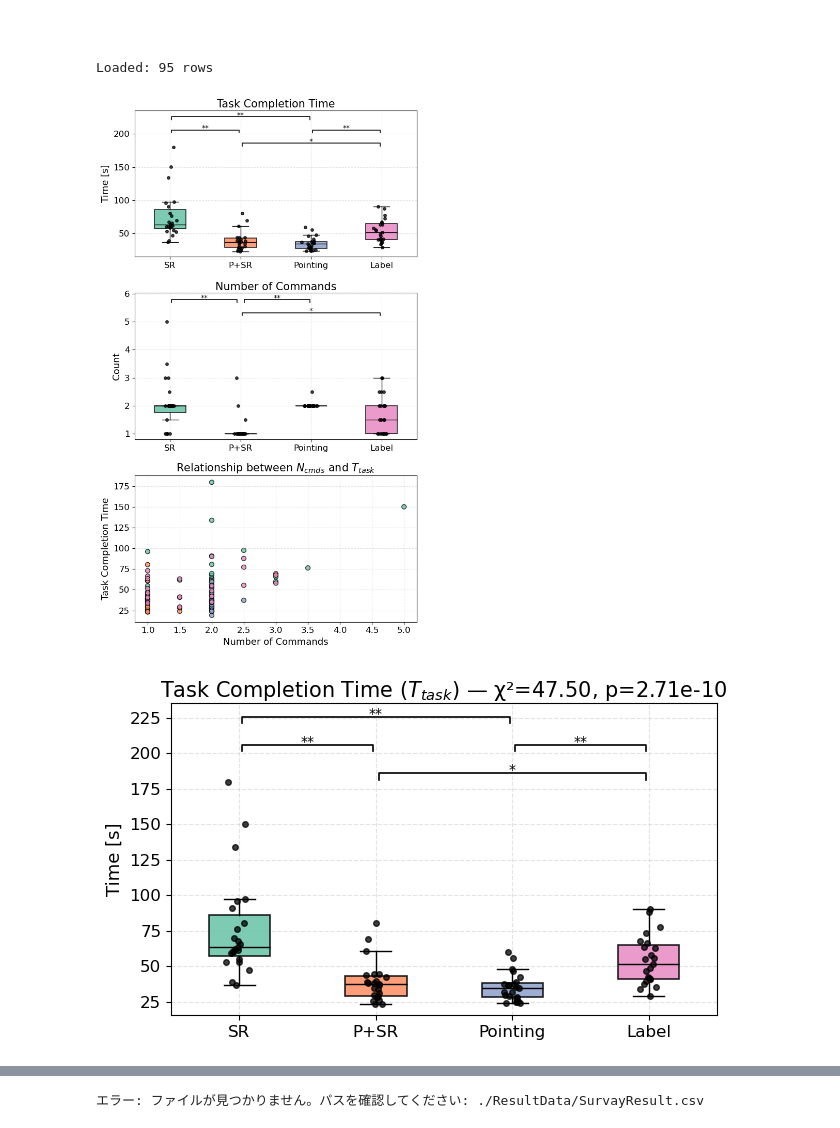
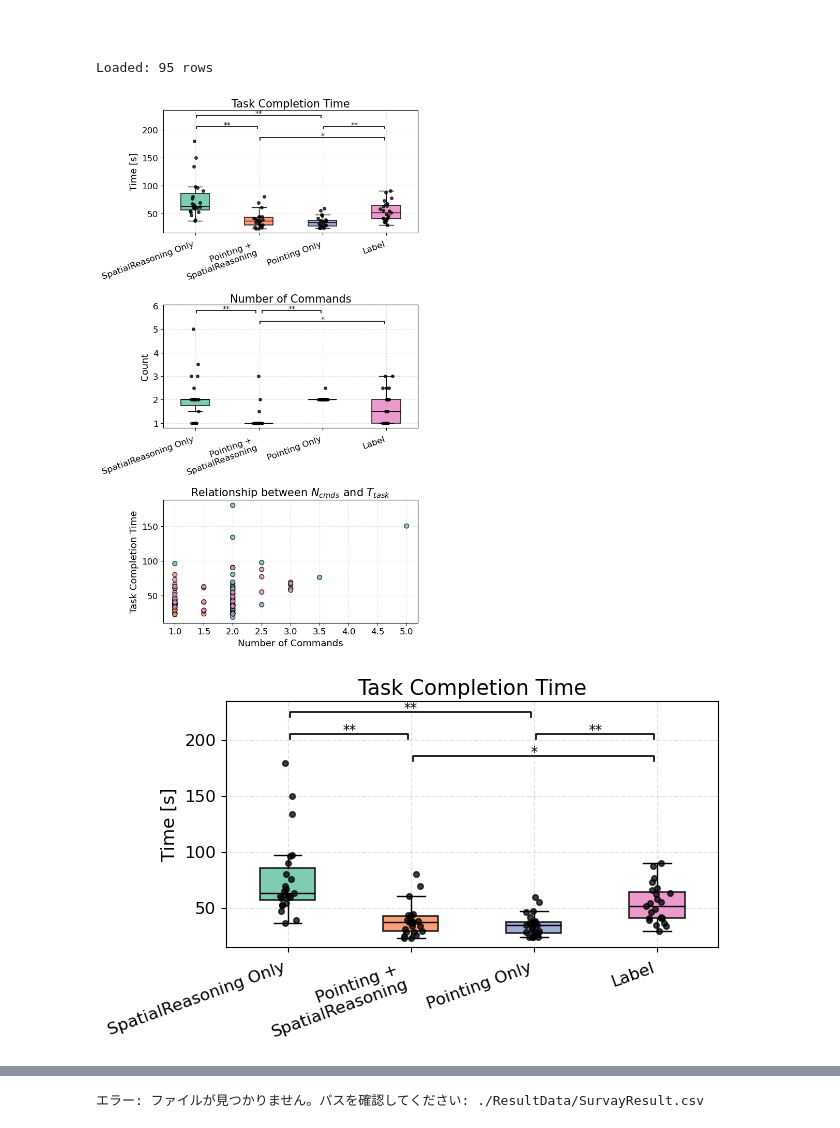
Before and after one commit to TenmaUchiyama/InteractiveSmartHome, a Jupyter notebook: Experiment/NumericalAnalyzsis/Untitled.ipynb, the cells around one changed output, grey strips where cells are left out. Drawn from its saved outputs; the diff is of its cells as text; code cells hidden in the pictures.

```diff
--- a/Experiment/NumericalAnalyzsis/Untitled.ipynb
+++ b/Experiment/NumericalAnalyzsis/Untitled.ipynb
@@ -423,7 +423,7 @@ SyntaxError: incomplete input (3477860531.py, line 1)
 # %% [markdown]
 ####
 # %%
-# --- Numerical Analysis プロット（完成版：全ブラケット一律オフセット + 星クリアランス） ---
+# --- Numerical Analysis プロット（完成版：全ブラケット一律オフセット + 星クリアランス + 表示ラベル20°） ---
 import pandas as pd
 import numpy as np
 import matplotlib.pyplot as plt
@@ -436,6 +436,20 @@ CSV_PATH   = "./imwut_results/participant_condition_summary.csv"
 COND_ORDER = ["SR", "P+SR", "Pointing", "Label"]
 BG_COLOR   = "white"
 PALETTE    = [cm.get_cmap("Set2")(i) for i in range(len(COND_ORDER))]
+
+# 表示用ラベル（略さず、括弧で略号）
+DISPLAY_LABELS = {
+    "SR":       "SpatialReasoning Only",
+    "P+SR":     "Pointing + \nSpatialReasoning",
+    "Pointing": "Pointing Only",
+    "Label":    "Label",
+}
+
+def pretty_xlabels(ax, cond_order, rotation=20, ha="right", pad=6):
+    """x軸の目盛り位置と表示ラベルを統一適用（20°回転）"""
+    ax.set_xticks(range(1, len(cond_order) + 1))
+    ax.set_xticklabels([DISPLAY_LABELS[c] for c in cond_order], rotation=rotation, ha=ha)
+    ax.tick_params(axis="x", pad=pad)
 
 plt.rcParams.update({
     "figure.facecolor": BG_COLOR,
@@ -471,14 +485,10 @@ def add_sig_brackets(
     pairs_by_alpha,
     id_to_pos=None,
     star_map=None,                 # {"0.01":"**","0.05":"*"}
-    top_pad_ratio=0.06,            # 図上端→最初のブラケットまで（比率）
-    step_ratio=0.06,               # 段間（比率）
-    tick_height_ratio=0.02,        # 縦棒高さ（比率）
-
-    # ★ 星(＊)をブラケット上からどれだけ離すか（比率）
-    #   正にすると星が上へ、負にすると線に近づく/重なる
+    top_pad_ratio=0.06,
+    step_ratio=0.06,
+    tick_height_ratio=0.02,
     text_offset_ratio=0.012,
-
     lw=1.2,
     star_fontsize=10,
     title_pad=4,
@@ -487,9 +497,6 @@ def add_sig_brackets(
     pack_by="length",
     touch_gap=0.06,
     inner_pad=0.02,
-
-    # ★ 追加：全部のブラケットを“一律で”上に持ち上げる量（比率）
-    #   例: 0.015 → y軸レンジの1.5%だけ全ブラケットを上へ
     bracket_raise_ratio=0.015,
 ):
     from collections import defaultdict
@@ -497,7 +504,6 @@ def add_sig_brackets(
     if star_map is None:
         star_map = {"0.01": "**", "0.05": "*"}
 
-    # x位置解決
     if id_to_pos is None:
         all_ids = []
         for v in pairs_by_alpha.values():
@@ -505,7 +511,6 @@ def add_sig_brackets(
         n = max(all_ids) if all_ids else 0
         id_to_pos = {i: i for i in range(1, n + 1)}
 
-    # ペア正規化
     all_pairs = []
     for akey, vec in pairs_by_alpha.items():
         for (a, b) in vec:
@@ -517,7 +522,6 @@ def add_sig_brackets(
         ax.set_title(ax.get_title(), pad=title_pad)
         return
 
-    # レベル割当（重なり回避）
     alpha_rank = {k: i for i, k in enumerate(alpha_priority)}
     def alpha_key_order(k): return alpha_rank.get(k, len(alpha_priority))
 
@@ -544,7 +548,6 @@ def add_sig_brackets(
 
     n_levels = (max(lv for *_, lv in assigned) + 1) if assigned else 0
 
-    # ylim拡張：星・段・一律持ち上げ分を考慮
     ymin, ymax = ax.get_ylim()
     yr = ymax - ymin
     needed_extra = yr * (
@@ -557,7 +560,6 @@ def add_sig_brackets(
     )
     ax.set_ylim(ymin, ymax + needed_extra)
 
-    # y基準再計算
     ymin, ymax = ax.get_ylim()
     yr = ymax - ymin
     base_y  = ymax - yr * (
@@ -566,9 +568,9 @@ def add_sig_brackets(
     )
     tick_h   = yr * tick_height_ratio
     text_dy  = yr * text_offset_ratio
-    raise_dy = yr * bracket_raise_ratio   # ← 全ブラケット一律の持ち上げ量
+    raise_dy = yr * bracket_raise_ratio
 
-    # 同レベル内の接触微調整（横）
+    from collections import defaultdict
     by_level = defaultdict(list)
     for idx, item in enumerate(assigned):
         by_level[item[4]].append(idx)
@@ -584,7 +586,6 @@ def add_sig_brackets(
                 right_pad[i_prev] += touch_gap/2.0
                 left_pad[i_next]  += touch_gap/2.0
 
-    # 描画（下段→上段、左→右）
     draw_list = sorted(
         [(i, *assigned[i]) for i in range(len(assigned))],
         key=lambda t: (t[5], t[3], t[4]-t[3])
@@ -597,7 +598,6 @@ def add_sig_brackets(
             mid = (x1 + x2) / 2.0
             xp1, xp2 = mid - 0.01, mid + 0.01
 
-        # ★ 全ブラケット一律に上げる（raise_dy）
         y = base_y + lv * step_ratio * yr + raise_dy
 
         ax.plot([xp1, xp1, xp2, xp2], [y, y+tick_h, y+tick_h, y],
@@ -631,15 +631,15 @@ for i, v in enumerate(vals, 1):
 axes[0].set_title(f"Task Completion Time")
 axes[0].set_ylabel("Time [s]")
 axes[0].grid(alpha=0.35, linestyle='--')
+pretty_xlabels(axes[0], COND_ORDER, rotation=20, ha="right", pad=6)
 
-# ★ ここで「全部のブラケットを一律で上げつつ、星を線から離す」
 add_sig_brackets(
     axes[0], pairs,
     top_pad_ratio=0.06,
     step_ratio=0.09,
     tick_height_ratio=0.02,
-    text_offset_ratio=-0.012,     # 星だけのクリアランス
-    bracket_raise_ratio=0.015,   # 全ブラケット一律の持ち上げ
+    text_offset_ratio=-0.012,
+    bracket_raise_ratio=0.015,
 )
 
 # -------- 2) N_cmds --------
@@ -660,8 +660,8 @@ for i, v in enumerate(vals, 1):
 axes[1].set_title(f"Number of Commands")
 axes[1].set_ylabel("Count")
 axes[1].grid(alpha=0.35, linestyle='--')
+pretty_xlabels(axes[1], COND_ORDER, rotation=20, ha="right", pad=6)
 
-# ★ N_cmds も同様に一律で上げる
 add_sig_brackets(
     axes[1], pairs,
     top_pad_ratio=0.06,
@@ -690,7 +690,6 @@ axes[2].grid(alpha=0.35, linestyle='--')
 plt.tight_layout()
 plt.show()
 
-
 # ===================== 各図を個別に保存 =====================
 output_dir = "./imwut_results"
 
@@ -709,9 +708,10 @@ for m in bp['medians']:  m.set_color("black")
 for i, v in enumerate(vals, 1):
     xs = np.random.normal(loc=i, scale=0.04, size=len(v))
     ax_T.plot(xs, v, 'o', color='black', alpha=0.75, ms=4)
-ax_T.set_title(f"Task Completion Time ($T_{{task}}$) — χ²={stat:.2f}, p={p:.3g}")
+ax_T.set_title(f"Task Completion Time")
 ax_T.set_ylabel("Time [s]")
 ax_T.grid(alpha=0.35, linestyle='--')
+pretty_xlabels(ax_T, COND_ORDER, rotation=20, ha="right", pad=6)
 add_sig_brackets(ax_T, pairs, top_pad_ratio=0.06, step_ratio=0.09,
                  tick_height_ratio=0.02, text_offset_ratio=-0.012,
                  bracket_raise_ratio=0.015)
@@ -731,33 +731,34 @@ for w in bp['whiskers']: w.set_color("black")
 for c in bp['caps']:     c.set_color("black")
 for m in bp['medians']:  m.set_color("black")
 for i, v in enumerate(vals, 1):
     xs = np.random.normal(loc=i, scale=0.04, size=len(v))
     ax_N.plot(xs, v, 'o', color='black', alpha=0.75, ms=4)
-ax_N.set_title(f"Number of Commands ($N_{{cmds}}$) — χ²={stat:.2f}, p={p:.3g}")
+ax_N.set_title(f"Number of Commands")
 ax_N.set_ylabel("Count")
 ax_N.grid(alpha=0.35, linestyle='--')
+pretty_xlabels(ax_N, COND_ORDER, rotation=20, ha="right", pad=6)
 add_sig_brackets(ax_N, pairs, top_pad_ratio=0.06, step_ratio=0.09,
                  tick_height_ratio=0.02, text_offset_ratio=-0.012,
                  bracket_raise_ratio=0.015)
 fig_N.tight_layout()
 fig_N.savefig(f"{output_dir}/N_cmds.png", dpi=300, bbox_inches="tight")
 
 # 3) Scatter Plot
 fig_S, ax_S = plt.subplots(figsize=(6.5, 4))
 pivot_T = df.pivot(index="participant", columns="condition", values="T_task_sec").reindex(columns=COND_ORDER)
 pivot_N = df.pivot(index="participant", columns="condition", values="N_cmds").reindex(columns=COND_ORDER)
 x, y, c = [], [], []
 for i, cond in enumerate(COND_ORDER):
     merged = pd.concat([pivot_T[cond].rename("T"), pivot_N[cond].rename("N")], axis=1).dropna()
     x.extend(merged["N"]); y.extend(merged["T"]); c.extend([PALETTE[i]] * len(merged))
 ax_S.scatter(x, y, color=c, edgecolor="black", alpha=0.8, s=40)
 ax_S.set_xlabel("Number of Commands")
 ax_S.set_ylabel("Task Completion Time")
 ax_S.set_title("Relationship between $N_{cmds}$ and $T_{task}$")
 ax_S.grid(alpha=0.35, linestyle='--')
 fig_S.tight_layout()
 fig_S.savefig(f"{output_dir}/Scatter.png", dpi=300, bbox_inches="tight")
 # %% [output]
 Loaded: 95 rows
-[figure, old version]
+[figure, new version]
-[figure, old version]
+[figure, new version]
```
Also changed, not shown: parts of 1 cell of this notebook, 13 other files.
